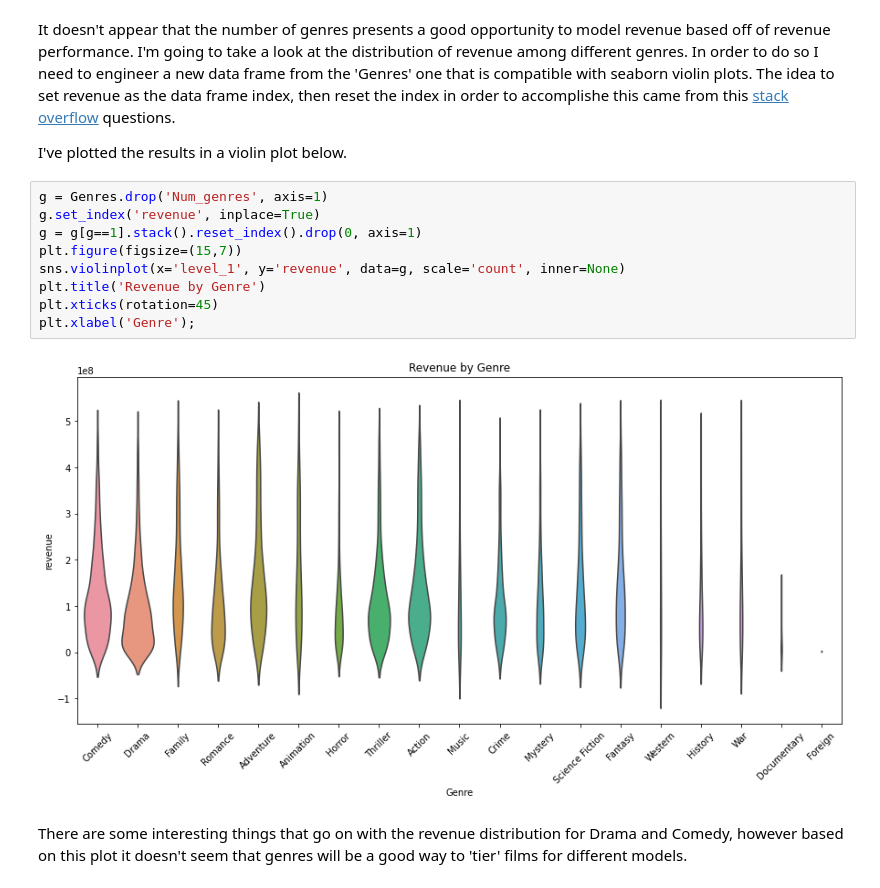
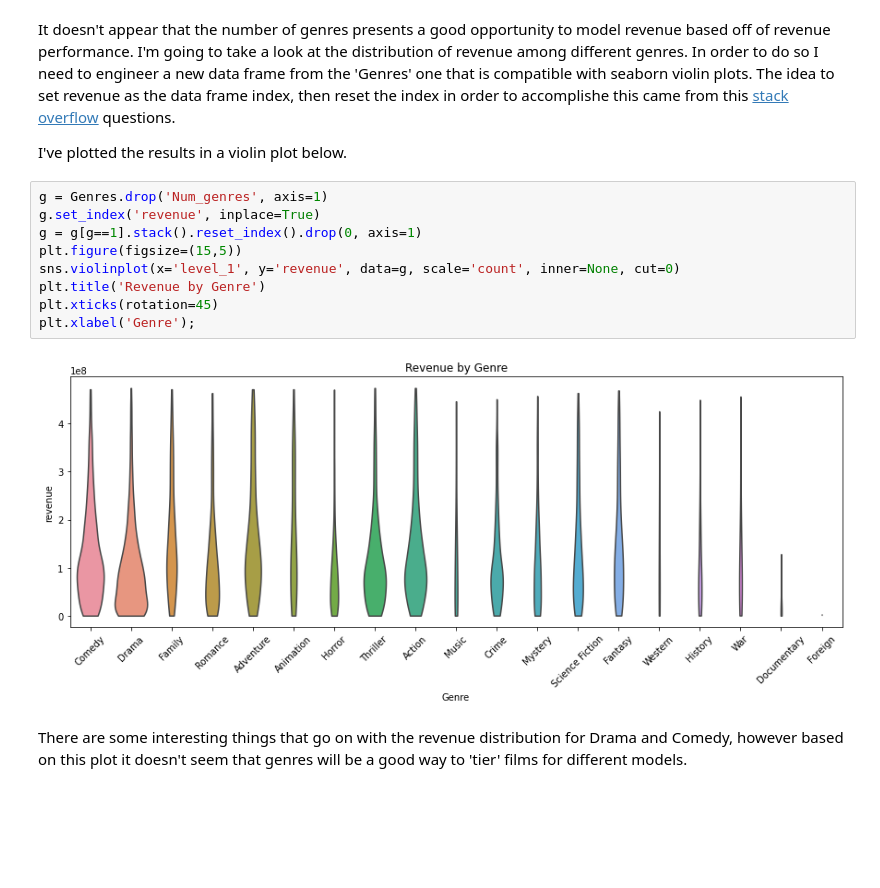
Before and after one commit to NickD-Dean/Springboard, a Jupyter notebook: Capstone Project 2/Code/Modeling_revenue_tiers.ipynb, the cells around one changed output. Cells and saved outputs as stored; diff of their text form; blank space fills up the shorter version.

```diff
--- a/Capstone Project 2/Code/Modeling_revenue_tiers.ipynb
+++ b/Capstone Project 2/Code/Modeling_revenue_tiers.ipynb
@@ -95,14 +95,14 @@ I've plotted the results in a violin plot below.
 # %%
 g = Genres.drop('Num_genres', axis=1)
 g.set_index('revenue', inplace=True)
 g = g[g==1].stack().reset_index().drop(0, axis=1)
-plt.figure(figsize=(15,7))
-sns.violinplot(x='level_1', y='revenue', data=g, scale='count', inner=None)
+plt.figure(figsize=(15,5))
+sns.violinplot(x='level_1', y='revenue', data=g, scale='count', inner=None, cut=0)
 plt.title('Revenue by Genre')
 plt.xticks(rotation=45)
 plt.xlabel('Genre');
 # %% [output]
-[figure, old version]
+[figure, new version]
 # %% [markdown]
 There are some interesting things that go on with the revenue distribution for Drama and Comedy, however based on this plot it doesn't seem that genres will be a good way to 'tier' films for different models.
 # %% [markdown]
```
Also changed, not shown: parts of 5 cells of this notebook.
